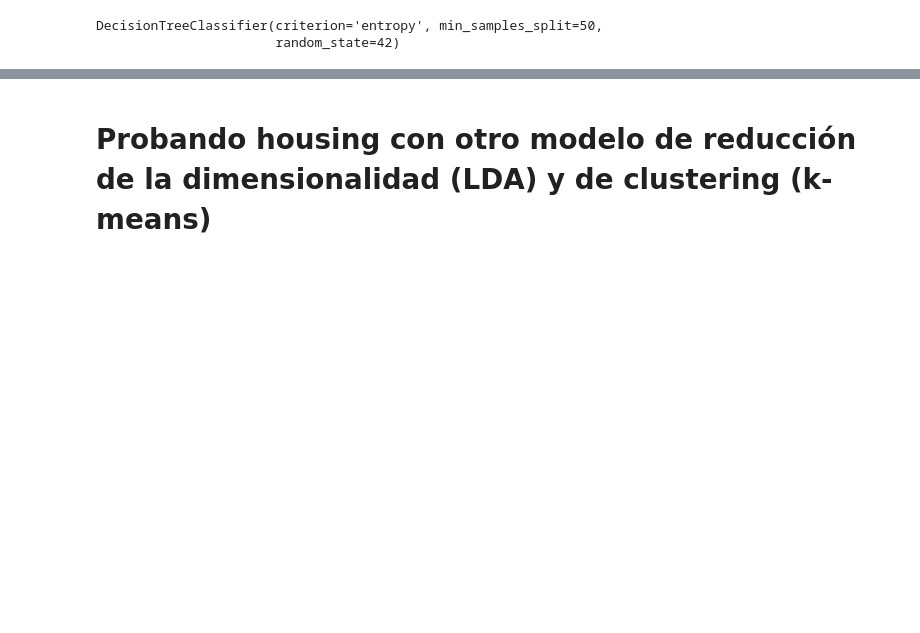
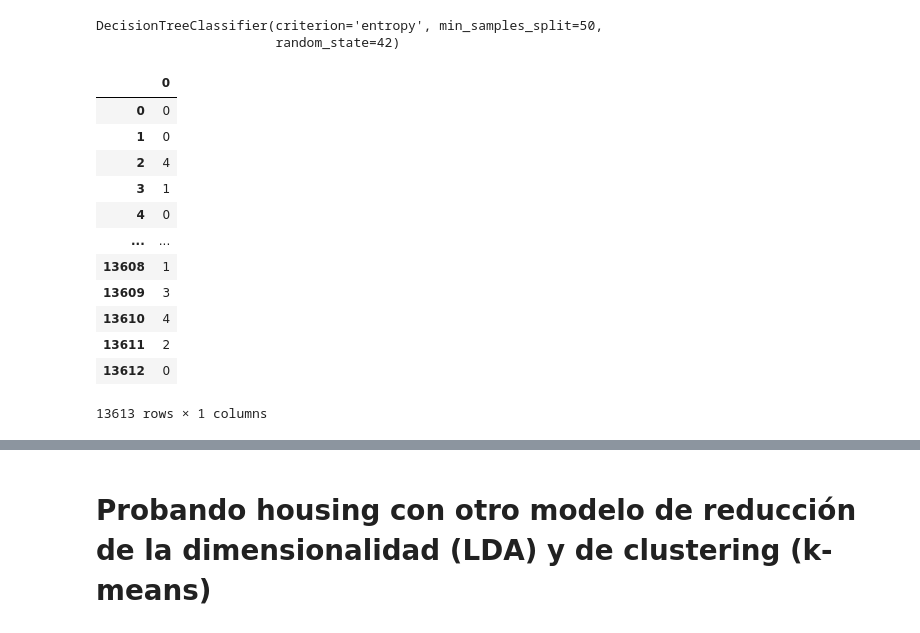
Before and after one commit to Vic263RP/MIA3-Formacion-2023-UV-AI, a Jupyter notebook: B1_HerramientasParaIA/T4_MachineLearning/Tarea4/Rodriguez_Part_Victor.ipynb, the cells around one changed output, grey strips where cells are left out. Cells and saved outputs as stored; diff of their text form; code cells hidden in the pictures; blank space fills up the shorter version.

```diff
--- a/B1_HerramientasParaIA/T4_MachineLearning/Tarea4/Rodriguez_Part_Victor.ipynb
+++ b/B1_HerramientasParaIA/T4_MachineLearning/Tarea4/Rodriguez_Part_Victor.ipynb
@@ -290,3 +329,19 @@ pipeline_housing.modelo_clasificacion
 # %% [output]
 DecisionTreeClassifier(criterion='entropy', min_samples_split=50,
                        random_state=42)
+# %%
+pd.DataFrame(pipeline_housing.predecir(pipeline_housing.train_reducido))
+# %% [output]
+|  | 0 |
+| 0 | 0 |
+| 1 | 0 |
+| 2 | 4 |
+| 3 | 1 |
+| 4 | 0 |
+| ... | ... |
+| 13608 | 1 |
+| 13609 | 3 |
+| 13610 | 4 |
+| 13611 | 2 |
+| 13612 | 0 |
+13613 rows × 1 columns
```
Also changed, not shown: parts of 7 cells of this notebook.
